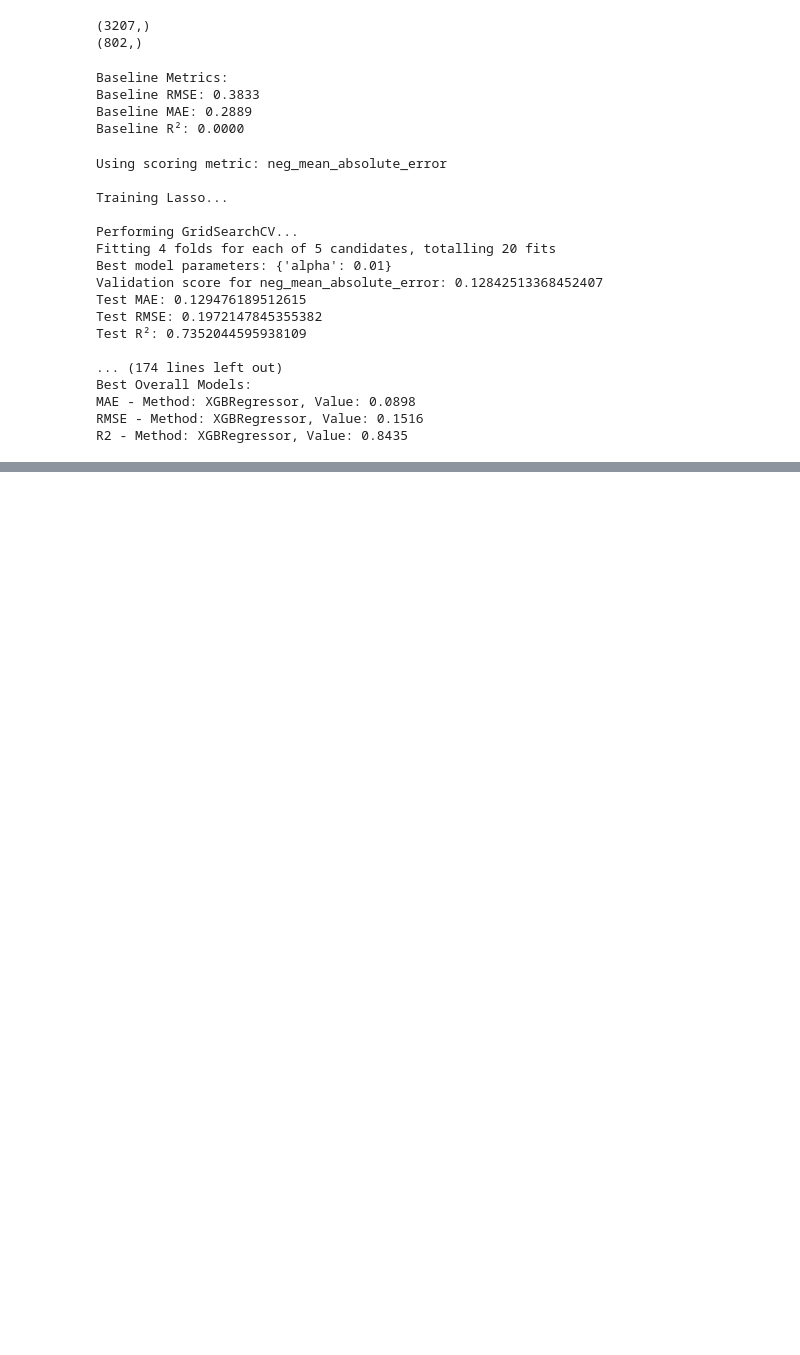
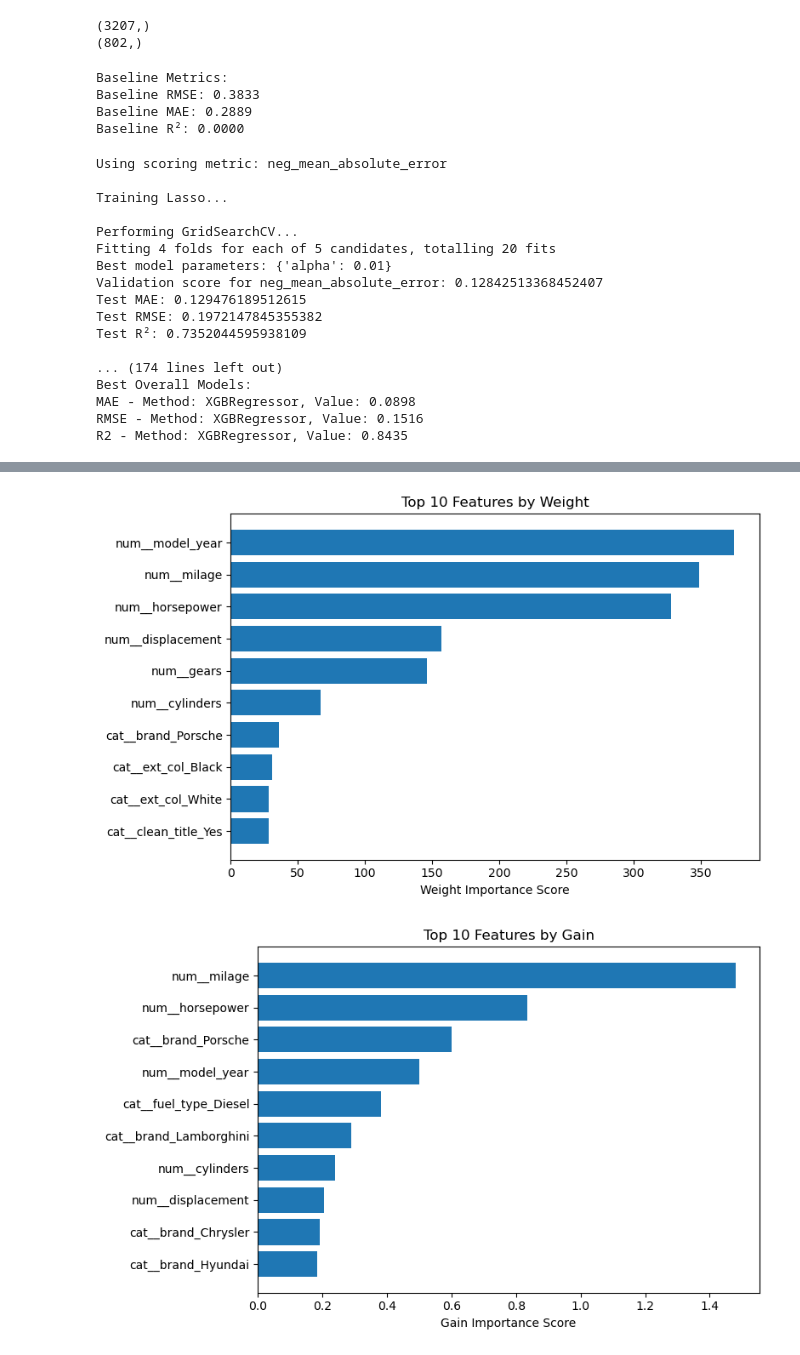
Before and after one commit to lshiyu4210/used_car_price_prediction, a Jupyter notebook: src/ML_pipeline.ipynb, the cells around one changed output, grey strips where cells are left out. Saved outputs shown, nothing was run; the diff lists cells and outputs as text; code cells hidden in the pictures; blank space fills up the shorter version.

```diff
--- a/src/ML_pipeline.ipynb
+++ b/src/ML_pipeline.ipynb
@@ -224,3 +218,4 @@ with open("../results/xgb_imputed_best_models_results.txt", "w") as f:
     f.write("Best Overall Models:\n")
     for metric, info in best_models_overall.items():
         f.write(f"{metric} - Method: {info['method']}, Value: {info['value']:.4f}\n")
+        f.write(f"  Best Parameters: {info['model'].get_params()}\n")
@@ -226,0 +254,27 @@ with open("../results/xgb_imputed_best_models_results.txt", "w") as f:
+# %%
+# Metrics to compute feature importance
+booster = best_model.get_booster()
+importance_types = ['weight', 'gain', 'cover', 'total_gain', 'total_cover']
+
+for importance_type in importance_types:
+    importance = booster.get_score(importance_type=importance_type)
+
+    # Convert to a sorted list of (feature, importance)
+    sorted_importance = sorted(importance.items(), key=lambda x: x[1], reverse=True)
+
+    # Take the top 10 features
+    top_features = sorted_importance[:10]
+    feature_names_top, importance_values_top = zip(*top_features)
+
+    # Create a bar plot
+    plt.figure(figsize=(8, 5))
+    plt.barh(feature_names_top, importance_values_top)
+    plt.title(f"Top 10 Features by {importance_type.capitalize()}")
+    plt.xlabel(f"{importance_type.capitalize()} Importance Score")
+    plt.gca().invert_yaxis()
+    plt.tight_layout()
+    plt.savefig(f'../figures/{importance_type.capitalize()}.png', format='png', dpi=300, bbox_inches='tight')
+    plt.show()
+# %% [output]
+[figure, added]
+[figure, added]
```
Also changed, not shown: parts of 7 cells of this notebook, 13 other files.
